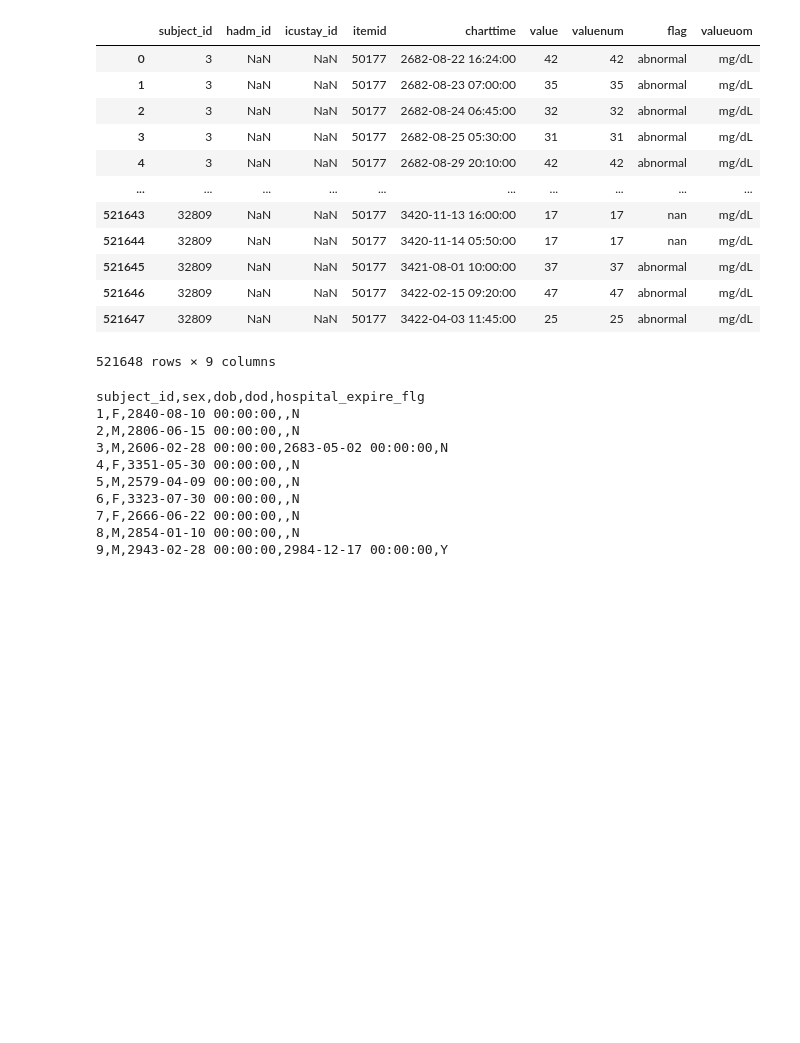
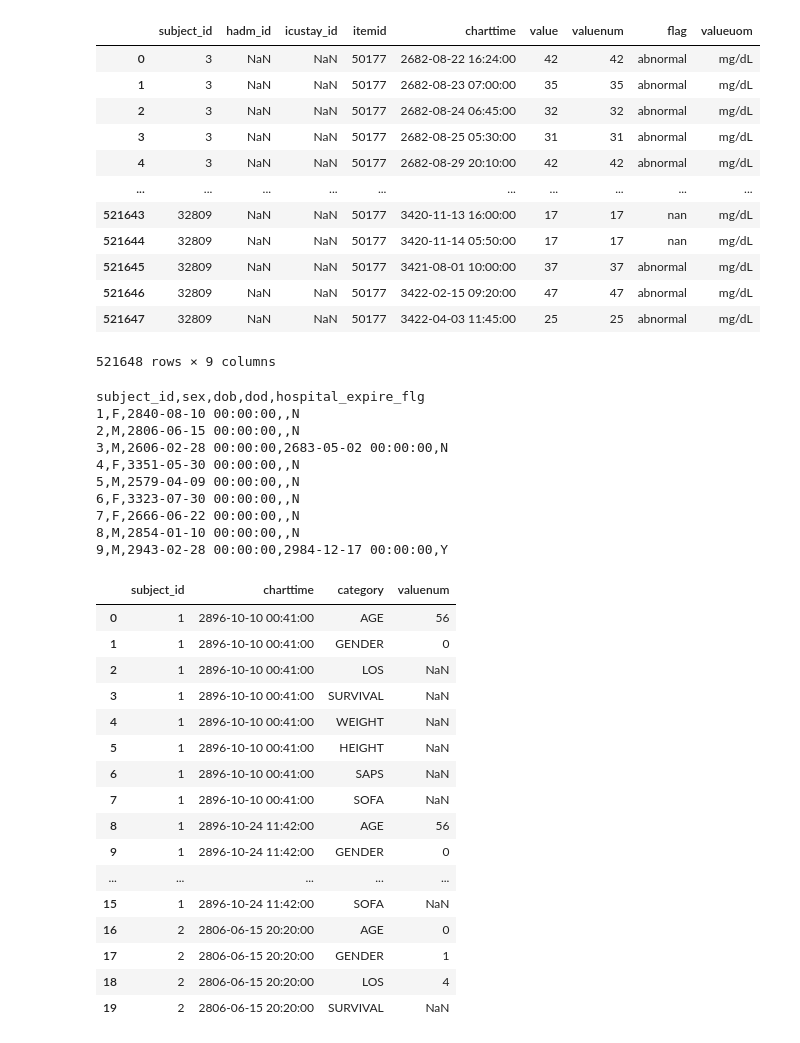
Before and after one commit to smartscheduling/chatto-transform-open-source, a Jupyter notebook: notebooks/Chatto-Transform Mimic Demo.ipynb, the cells around one changed output. Drawn from its saved outputs; the diff is of its cells as text; code cells hidden in the pictures; blank space fills up the shorter version.

Commit message:
much progress on patient history transform

```diff
--- a/notebooks/Chatto-Transform Mimic Demo.ipynb
+++ b/notebooks/Chatto-Transform Mimic Demo.ipynb
@@ -11,7 +11,7 @@ matplotlib.rcParams['figure.figsize'] = (10.0, 8.0)
 
 import pandas as pd
 pd.options.display.max_columns = 10
-pd.options.display.max_rows = 10
+pd.options.display.max_rows = 30
 # %% [markdown]
 **Importing the MIMIC `session` module**
 
@@ -271,3 +271,5 @@ subject_id,sex,dob,dod,hospital_expire_flg
 7,F,2666-06-22 00:00:00,,N
 8,M,2854-01-10 00:00:00,,N
 9,M,2943-02-28 00:00:00,2984-12-17 00:00:00,Y
+# %%
+icustay_detail = load_table(mimic_schema.icustay_detail_schema)
@@ -273,0 +278,24 @@ subject_id,sex,dob,dod,hospital_expire_flg
+# %%
+dt = patient_history_transform.DemographicTransform()
+# %%
+demo_info = dt.transform(icustay_detail)
+# %%
+demo_info.head(20)
+# %% [output]
+|  | subject_id | charttime | category | valuenum |
+| 0 | 1 | 2896-10-10 00:41:00 | AGE | 56 |
+| 1 | 1 | 2896-10-10 00:41:00 | GENDER | 0 |
+| 2 | 1 | 2896-10-10 00:41:00 | LOS | NaN |
+| 3 | 1 | 2896-10-10 00:41:00 | SURVIVAL | NaN |
+| 4 | 1 | 2896-10-10 00:41:00 | WEIGHT | NaN |
+| 5 | 1 | 2896-10-10 00:41:00 | HEIGHT | NaN |
+| 6 | 1 | 2896-10-10 00:41:00 | SAPS | NaN |
+| 7 | 1 | 2896-10-10 00:41:00 | SOFA | NaN |
+| 8 | 1 | 2896-10-24 11:42:00 | AGE | 56 |
+| 9 | 1 | 2896-10-24 11:42:00 | GENDER | 0 |
+| ... | ... | ... | ... | ... |
+| 15 | 1 | 2896-10-24 11:42:00 | SOFA | NaN |
+| 16 | 2 | 2806-06-15 20:20:00 | AGE | 0 |
+| 17 | 2 | 2806-06-15 20:20:00 | GENDER | 1 |
+| 18 | 2 | 2806-06-15 20:20:00 | LOS | 4 |
+| 19 | 2 | 2806-06-15 20:20:00 | SURVIVAL | NaN |
```
Also changed, not shown: parts of 1 cell of this notebook, 4 other files.
